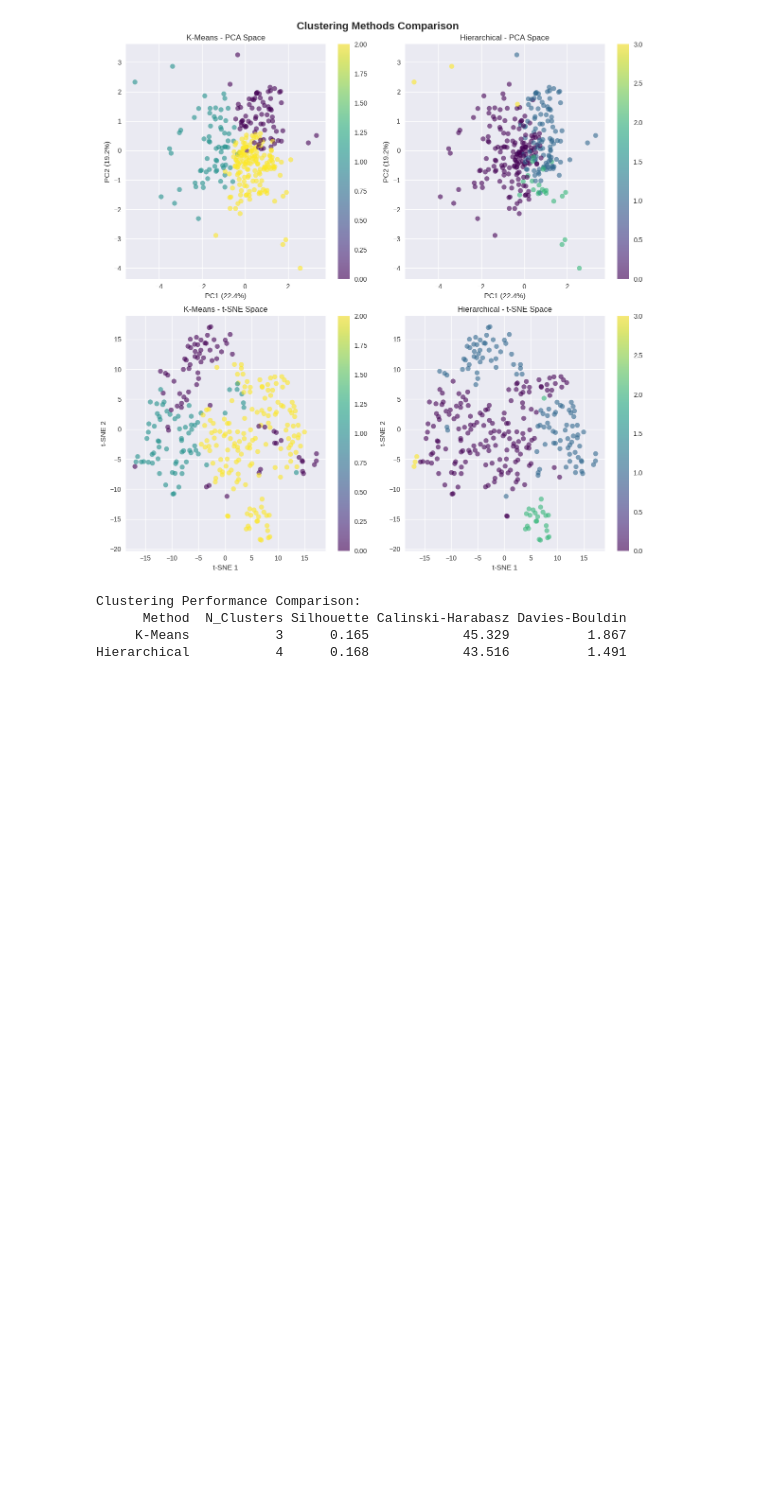
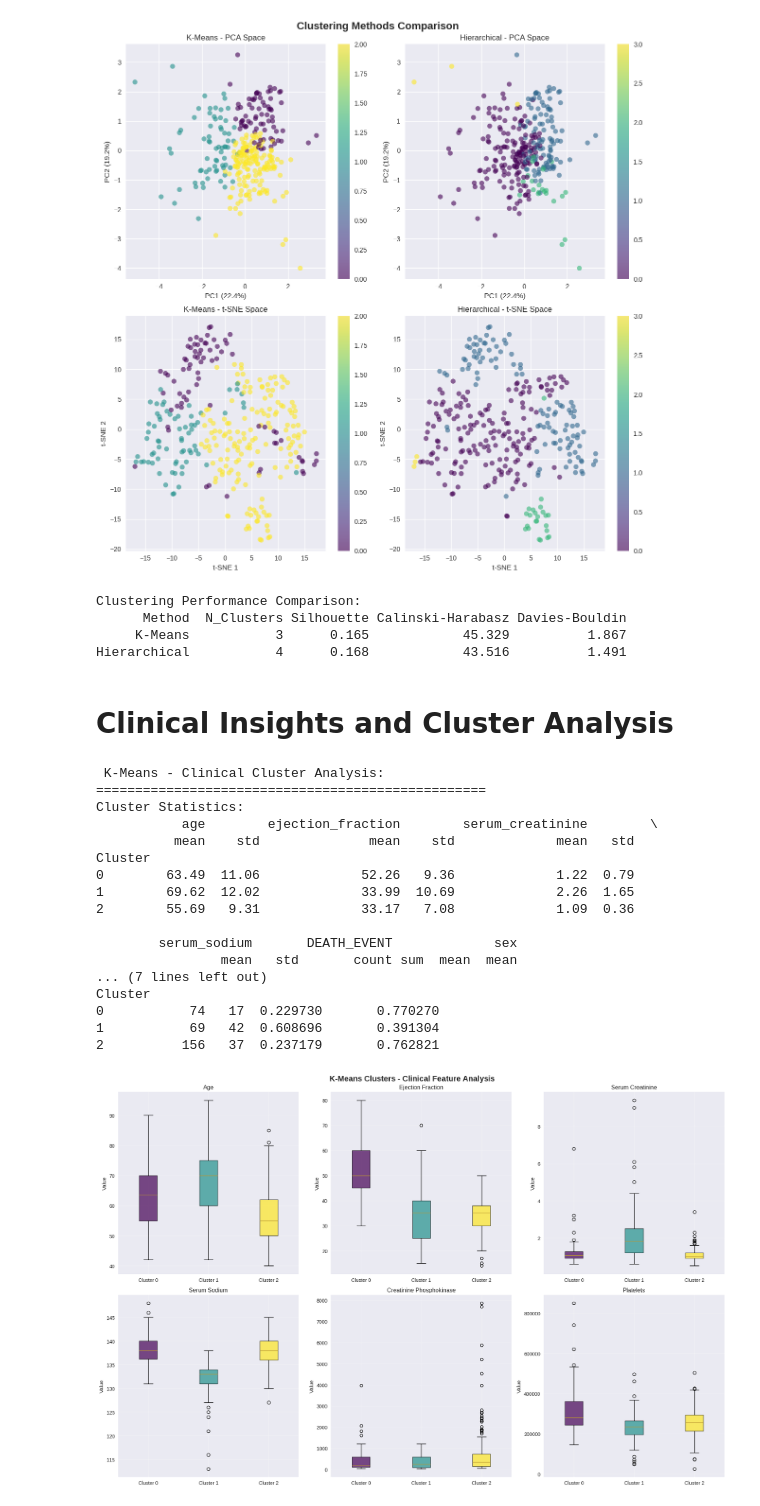
Before and after one commit to Hello-Kitty-1311/Heart-Failure-V1, a Jupyter notebook: code.ipynb, the cells around one changed output. Cells and saved outputs as stored; diff of their text form; code cells hidden in the pictures; blank space fills up the shorter version.

Commit message:
Clinical Insights and Cluster Analysis

```diff
--- a/code.ipynb
+++ b/code.ipynb
@@ -541,3 +541,80 @@ Clustering Performance Comparison:
       Method  N_Clusters Silhouette Calinski-Harabasz Davies-Bouldin
      K-Means           3      0.165            45.329          1.867
 Hierarchical           4      0.168            43.516          1.491
+# %% [markdown]
+# Clinical Insights and Cluster Analysis
+# %%
+def analyze_clusters(df, labels, method_name):
+    """Analyze cluster characteristics"""
+    df_with_clusters = df.copy()
+    df_with_clusters['Cluster'] = labels
+
+    print(f"\n {method_name} - Clinical Cluster Analysis:")
+    print("="*50)
+
+    cluster_stats = df_with_clusters.groupby('Cluster').agg({
+        'age': ['mean', 'std'],
+        'ejection_fraction': ['mean', 'std'],
+        'serum_creatinine': ['mean', 'std'],
+        'serum_sodium': ['mean', 'std'],
+        'DEATH_EVENT': ['count', 'sum', 'mean'],
+        'sex': 'mean'
+    }).round(2)
+
+    print("Cluster Statistics:")
+    print(cluster_stats)
+
+    survival_by_cluster = df_with_clusters.groupby('Cluster')['DEATH_EVENT'].agg(['count', 'sum', 'mean'])
+    survival_by_cluster['survival_rate'] = 1 - survival_by_cluster['mean']
+
+    print(f"\n Survival Analysis by Cluster:")
+    print(survival_by_cluster)
+
+    return df_with_clusters
+
+kmeans_analysis = analyze_clusters(df, kmeans_labels, "K-Means")
+
+fig, axes = plt.subplots(2, 3, figsize=(18, 12))
+fig.suptitle('K-Means Clusters - Clinical Feature Analysis', fontsize=16, fontweight='bold')
+
+clinical_features = ['age', 'ejection_fraction', 'serum_creatinine',
+                    'serum_sodium', 'creatinine_phosphokinase', 'platelets']
+
+for i, feature in enumerate(clinical_features):
+    ax = axes[i//3, i%3]
+
+    cluster_data = [kmeans_analysis[kmeans_analysis['Cluster']==c][feature].values
+                   for c in sorted(kmeans_analysis['Cluster'].unique())]
+
+    box_plot = ax.boxplot(cluster_data, patch_artist=True,
+                         labels=[f'Cluster {i}' for i in range(len(cluster_data))])
+
+    colors = plt.cm.viridis(np.linspace(0, 1, len(cluster_data)))
+    for patch, color in zip(box_plot['boxes'], colors):
+        patch.set_facecolor(color)
+        patch.set_alpha(0.7)
+
+    ax.set_title(f'{feature.replace("_", " ").title()}')
+    ax.set_ylabel('Value')
+    ax.grid(True, alpha=0.3)
+plt.tight_layout()
+plt.show()
+# %% [output]
+ K-Means - Clinical Cluster Analysis:
+==================================================
+Cluster Statistics:
+           age        ejection_fraction        serum_creatinine        \
+          mean    std              mean    std             mean   std
+Cluster
+0        63.49  11.06             52.26   9.36             1.22  0.79
+1        69.62  12.02             33.99  10.69             2.26  1.65
+2        55.69   9.31             33.17   7.08             1.09  0.36
+
+        serum_sodium       DEATH_EVENT             sex
+                mean   std       count sum  mean  mean
+... (7 lines left out)
+Cluster
+0           74   17  0.229730       0.770270
+1           69   42  0.608696       0.391304
+2          156   37  0.237179       0.762821
+[figure, added]
```
